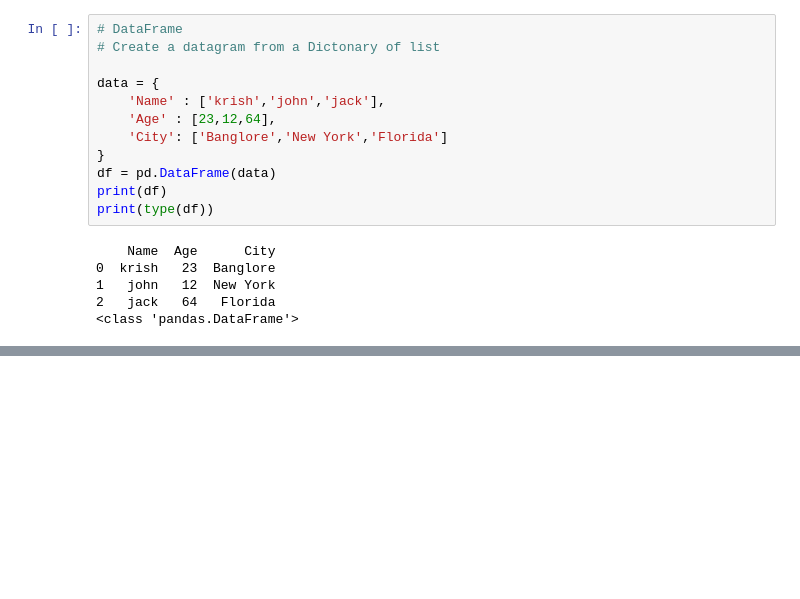
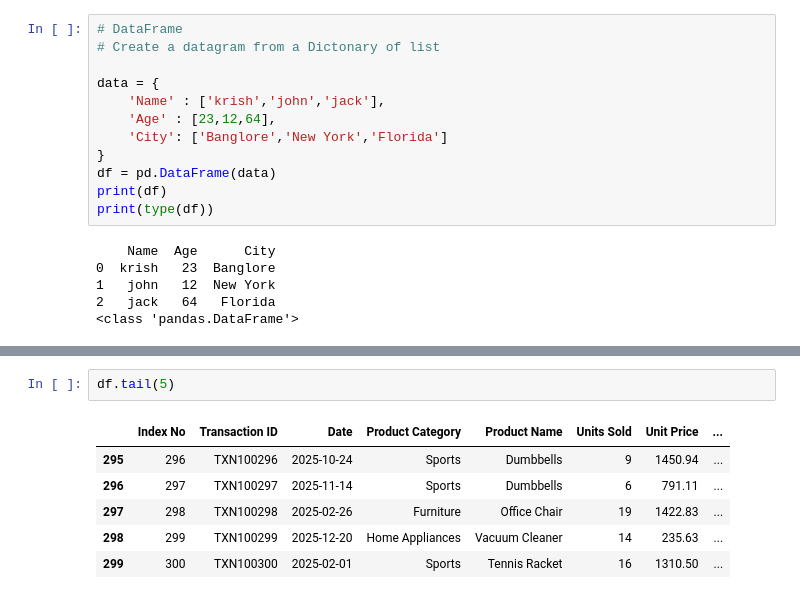
Before and after one commit to sachinbhauryal/Python-, a Jupyter notebook: 8-Data_analysis with python/lib2.ipynb, the cells around one changed output, grey strips where cells are left out. Saved outputs shown, nothing was run; the diff lists cells and outputs as text; blank space fills up the shorter version.

```diff
--- a/8-Data_analysis with python/lib2.ipynb
+++ b/8-Data_analysis with python/lib2.ipynb
@@ -85,0 +91,9 @@ FileNotFoundError: [Errno 2] No such file or directory: 'sales_data'
+# %%
+df.tail(5)
+# %% [output]
+|  | Index No | Transaction ID | Date | Product Category | Product Name | Units Sold | Unit Price | ... |
+| 295 | 296 | TXN100296 | 2025-10-24 | Sports | Dumbbells | 9 | 1450.94 | ... |
+| 296 | 297 | TXN100297 | 2025-11-14 | Sports | Dumbbells | 6 | 791.11 | ... |
+| 297 | 298 | TXN100298 | 2025-02-26 | Furniture | Office Chair | 19 | 1422.83 | ... |
+| 298 | 299 | TXN100299 | 2025-12-20 | Home Appliances | Vacuum Cleaner | 14 | 235.63 | ... |
+| 299 | 300 | TXN100300 | 2025-02-01 | Sports | Tennis Racket | 16 | 1310.50 | ... |
```
Also changed, not shown: parts of 24 cells of this notebook.
